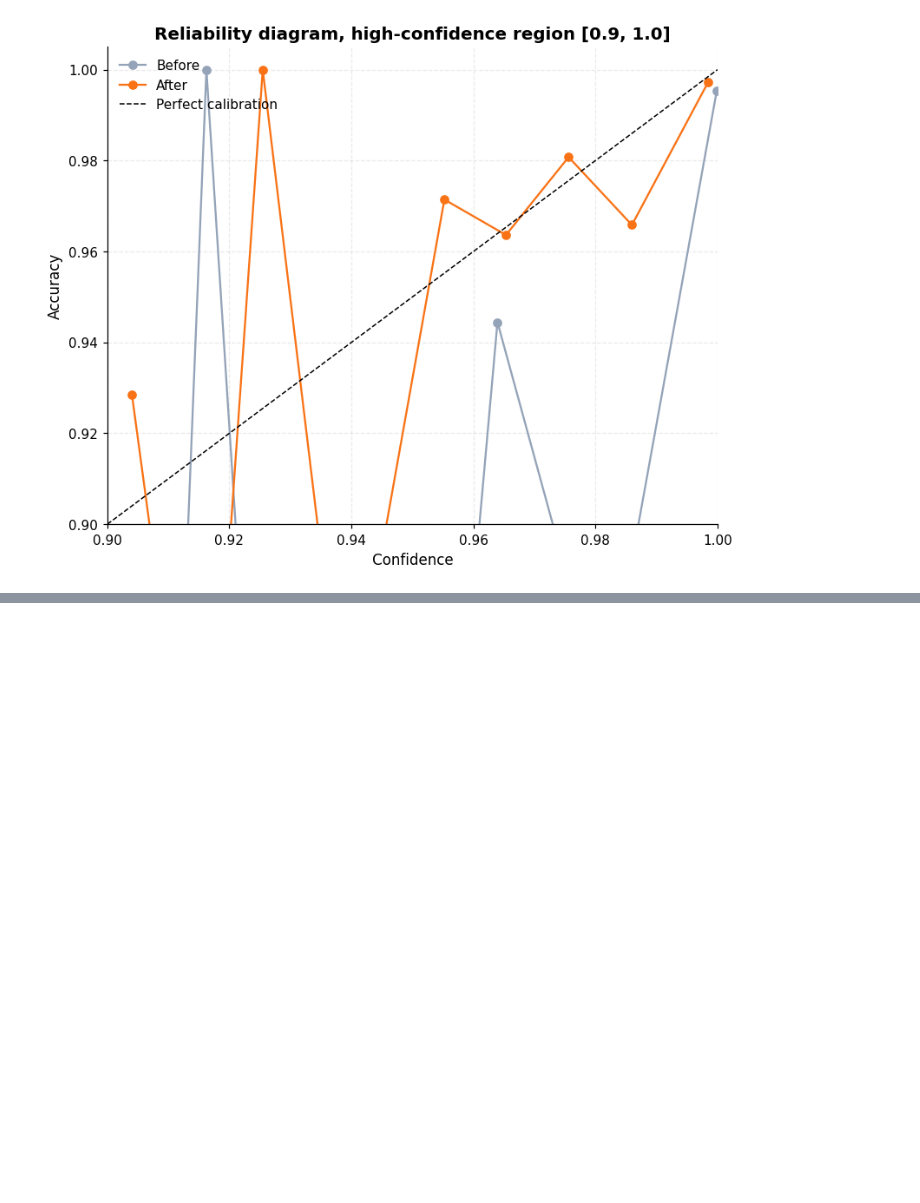
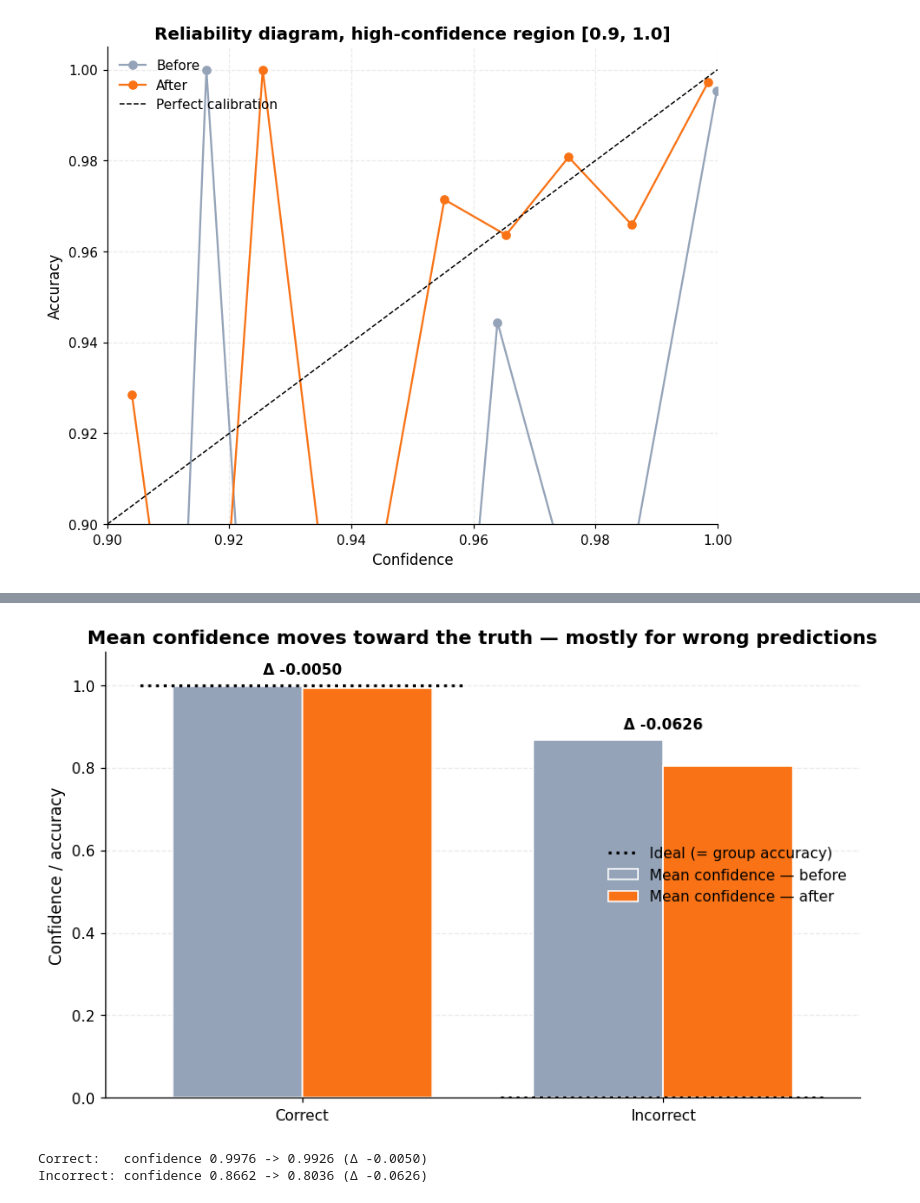
Before and after one commit to Sisistern123/ToxFam, a Jupyter notebook: analysis/temperature_scaling.ipynb, the cells around one changed output, grey strips where cells are left out. Cells and saved outputs as stored; diff of their text form; code cells hidden in the pictures; blank space fills up the shorter version.

```diff
--- a/analysis/temperature_scaling.ipynb
+++ b/analysis/temperature_scaling.ipynb
@@ -407,0 +419,46 @@ ECE reduced 0.0071 → 0.0036 (50% lower)
+# %%
+# 6b. Combines plot 3 (selective drop) with plot 5 (move toward accuracy).
+# For each group the *ideal* confidence equals its accuracy: 1.0 for the
+# correct predictions, 0.0 for the incorrect ones. Bars = mean confidence
+# before/after; dotted caps = that ideal. Calibration moves the wrong group's
+# confidence down toward 0 far more than it touches the correct group.
+masks = [nn_correct, ~nn_correct]
+groups = ["Correct", "Incorrect"]
+before_means = [conf_before[m].mean() for m in masks]
+after_means = [conf_after[m].mean() for m in masks]
+ideal = [1.0, 0.0]  # = group accuracy by definition
+
+x = np.arange(len(groups))
+w = 0.36
+fig, ax = plt.subplots(figsize=(8, 5))
+ax.bar(x - w / 2, before_means, w, color=BEFORE_COLOR, edgecolor="white",
+       label="Mean confidence — before")
+ax.bar(x + w / 2, after_means, w, color=AFTER_COLOR, edgecolor="white",
+       label="Mean confidence — after")
+ax.hlines(ideal, x - 0.45, x + 0.45, color="black", linestyle=":", lw=2,
+          label="Ideal (= group accuracy)")
+
+for xi, bef, aft in zip(x, before_means, after_means):
+    ax.annotate(f"Δ {aft - bef:+.4f}", (xi, max(bef, aft)),
+                textcoords="offset points", xytext=(0, 8),
+                ha="center", fontsize=10, fontweight="bold")
+
+ax.set_xticks(x)
+ax.set_xticklabels(groups)
+ax.set_ylim(0, 1.08)
+ax.set_ylabel("Confidence / accuracy")
+ax.set_title("Mean confidence moves toward the truth — mostly for wrong predictions")
+ax.grid(axis="x", visible=False)
+ax.legend(loc="center right")
+plt.tight_layout()
+save_plot(fig, "temp_mean_confidence_vs_accuracy.png")
+plt.show()
+
+print(f"Correct:   confidence {before_means[0]:.4f} -> {after_means[0]:.4f} "
+      f"(Δ {after_means[0]-before_means[0]:+.4f})")
+print(f"Incorrect: confidence {before_means[1]:.4f} -> {after_means[1]:.4f} "
+      f"(Δ {after_means[1]-before_means[1]:+.4f})")
+# %% [output]
+[figure, added]
+Correct:   confidence 0.9976 -> 0.9926 (Δ -0.0050)
+Incorrect: confidence 0.8662 -> 0.8036 (Δ -0.0626)
```
Also changed, not shown: parts of 20 cells of this notebook, 8 other files.
